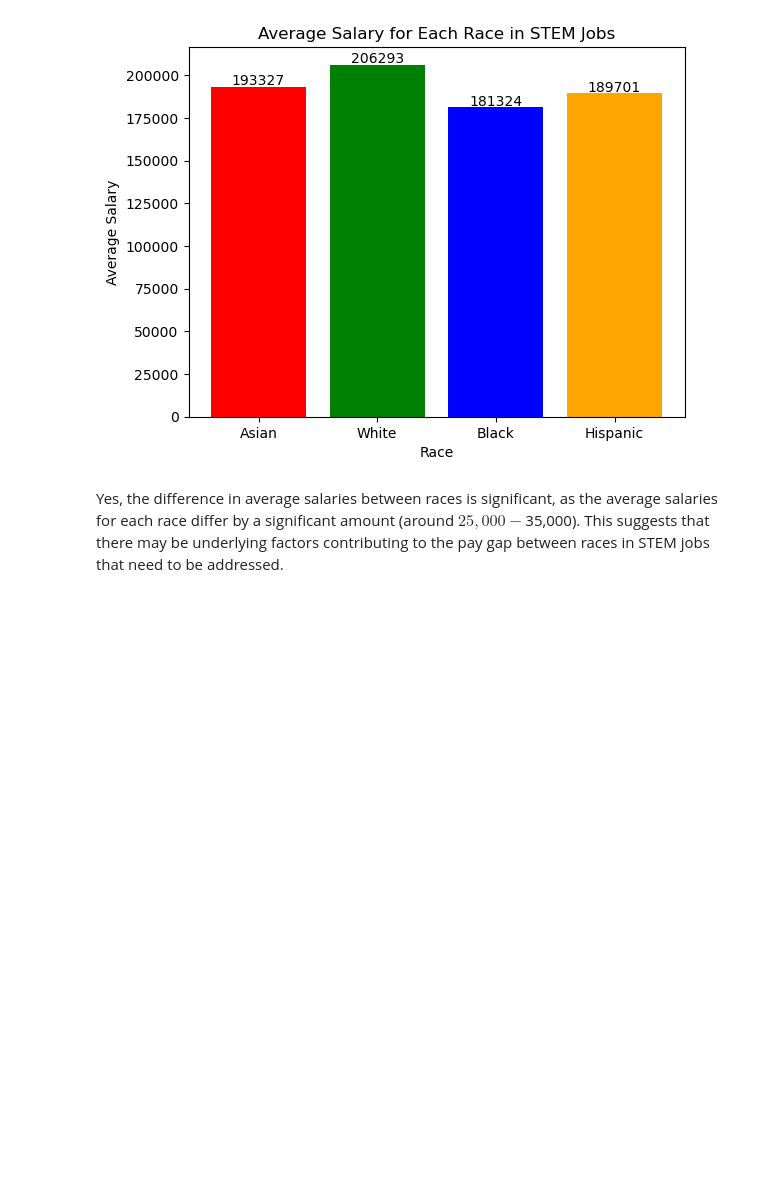
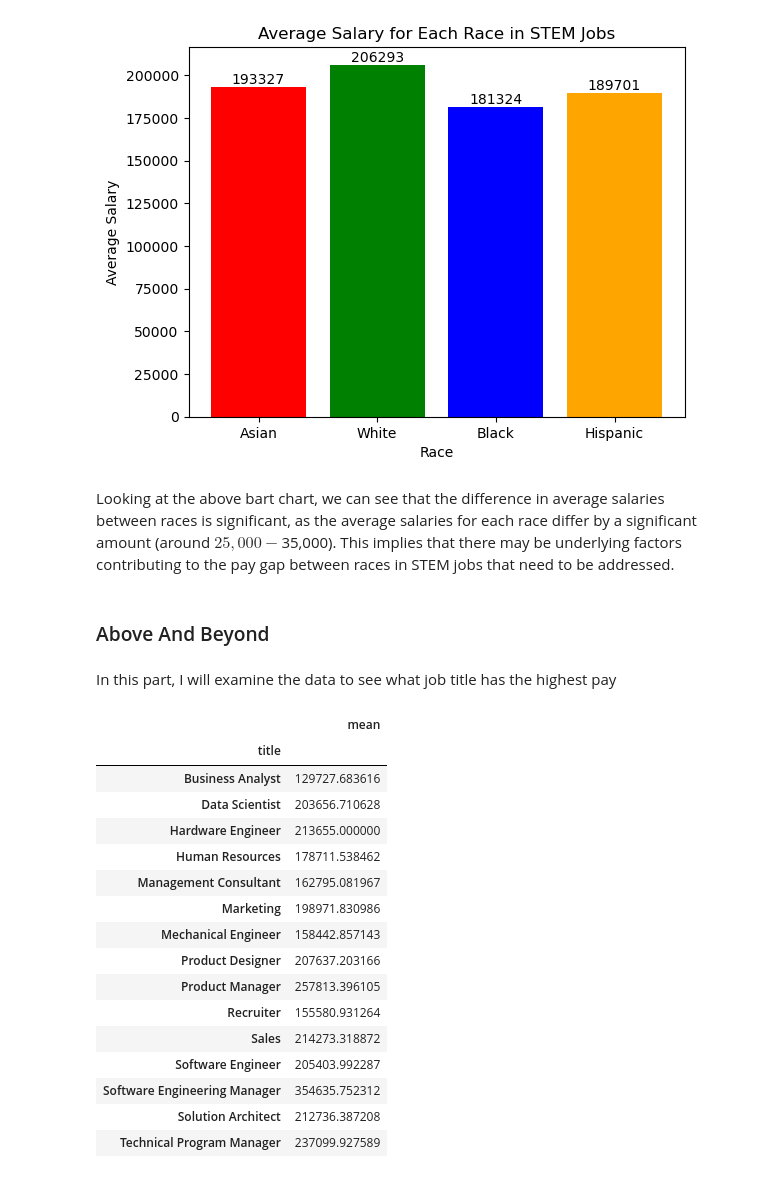
Before and after one commit to toanlc01/Data-Analysis-of-STEM-salary, a Jupyter notebook: stem-salary-analysis.ipynb, the cells around one changed output. Drawn from its saved outputs; the diff is of its cells as text; code cells hidden in the pictures; blank space fills up the shorter version.

```diff
--- a/stem-salary-analysis.ipynb
+++ b/stem-salary-analysis.ipynb
@@ -194,4 +174,8 @@ plt.show()
 # %% [output]
 [figure]
 # %% [markdown]
-Yes, the difference in average salaries between races is significant, as the average salaries for each race differ by a significant amount (around $25,000-$35,000). This suggests that there may be underlying factors contributing to the pay gap between races in STEM jobs that need to be addressed.
+Looking at the above bart chart, we can see that the difference in average salaries between races is significant, as the average salaries for each race differ by a significant amount (around $25,000-$35,000). This implies that there may be underlying factors contributing to the pay gap between races in STEM jobs that need to be addressed.
+# %% [markdown]
+### Above And Beyond
+# %% [markdown]
+In this part, I will examine the data to see what job title has the highest pay
@@ -197,0 +189,20 @@ Yes, the difference in average salaries between races is significant, as the ave
+# %%
+group
+# %% [output]
+|  | mean |
+| title |  |
+| Business Analyst | 129727.683616 |
+| Data Scientist | 203656.710628 |
+| Hardware Engineer | 213655.000000 |
+| Human Resources | 178711.538462 |
+| Management Consultant | 162795.081967 |
+| Marketing | 198971.830986 |
+| Mechanical Engineer | 158442.857143 |
+| Product Designer | 207637.203166 |
+| Product Manager | 257813.396105 |
+| Recruiter | 155580.931264 |
+| Sales | 214273.318872 |
+| Software Engineer | 205403.992287 |
+| Software Engineering Manager | 354635.752312 |
+| Solution Architect | 212736.387208 |
+| Technical Program Manager | 237099.927589 |
```
Also changed, not shown: parts of 20 cells of this notebook.
